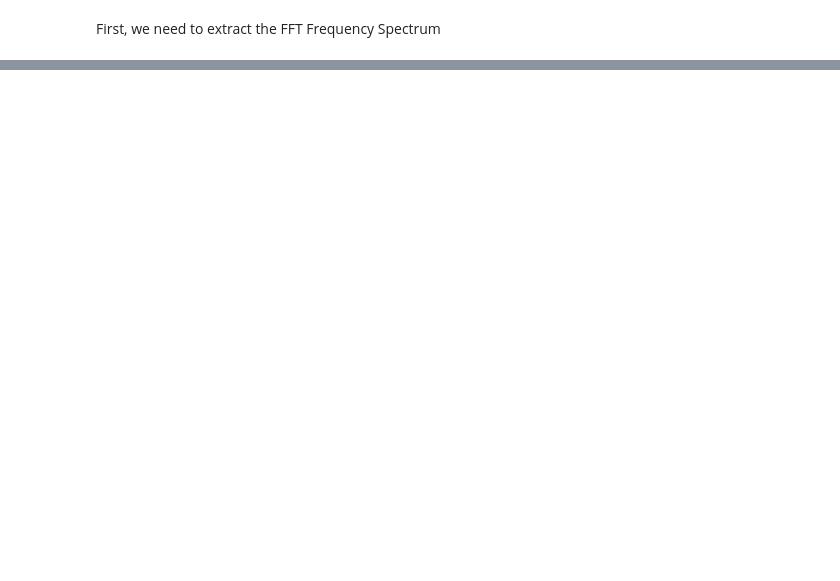
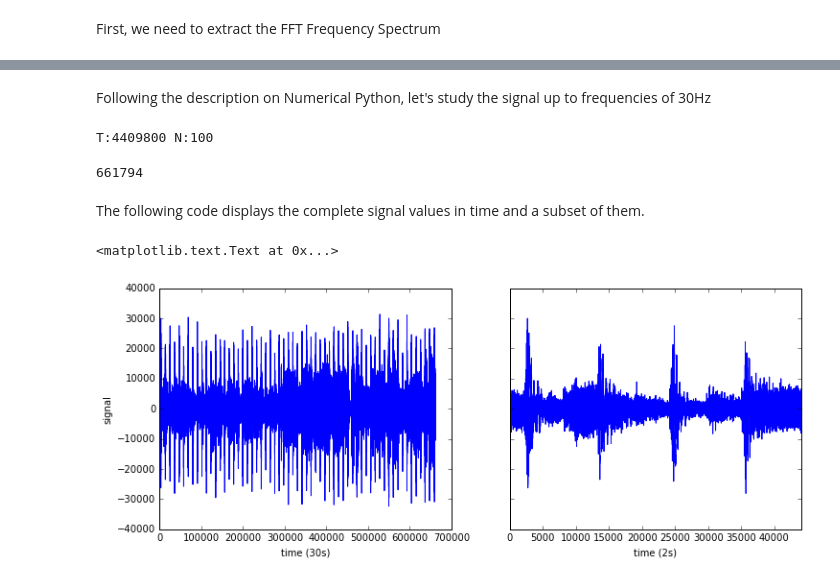
Before and after one commit to gonzsanc/computer_vision_digital_signal, a Jupyter notebook: Music Classification.ipynb, the cells around one changed output, grey strips where cells are left out. Drawn from its saved outputs; the diff is of its cells as text; code cells hidden in the pictures; blank space fills up the shorter version.

```diff
--- a/Music Classification.ipynb
+++ b/Music Classification.ipynb
@@ -331,0 +353,2 @@ for d in GENRE_DIRS:
+# %%
+sample_rate, X = wavfile.read("/Descargas/Music_Genres/genres/disco/disco.00004.wav")
@@ -331,0 +376,31 @@ for d in GENRE_DIRS:
+# %% [markdown]
+Following the description on Numerical Python, let's study the signal up to frequencies of 30Hz
+# %%
+B = sample_rate-1
+f_s = B*2
+delta_f = 0.01 #Proportional increment, do not use absolute increment. This is a coefficient.
+N = int(f_s/delta_f) ; N
+T = N / f_s ; T
+print "T:{0} N:{1}".format(N,T)
+f_t = X
+# %% [output]
+T:4409800 N:100
+# %%
+max(len(X),N)
+# %% [output]
+661794
+# %% [markdown]
+The following code displays the complete signal values in time and a subset of them.
+# %%
+subplot_time_seconds = 2
+# %%
+fig, axes = plt.subplots(1, 2, figsize=(12, 4.5), sharey=True)
+axes[0].plot(f_t)
+axes[0].set_xlabel("time ({0}s)".format(len(f_t)/sample_rate))
+axes[0].set_ylabel("signal")
+axes[1].plot( f_t)
+axes[1].set_xlim(0, subplot_time_seconds*sample_rate)
+axes[1].set_xlabel("time ({0}s)".format(subplot_time_seconds))
+# %% [output]
+<matplotlib.text.Text at 0x...>
+[figure, added]
```
Also changed, not shown: parts of 40 cells of this notebook, 1 other file.
